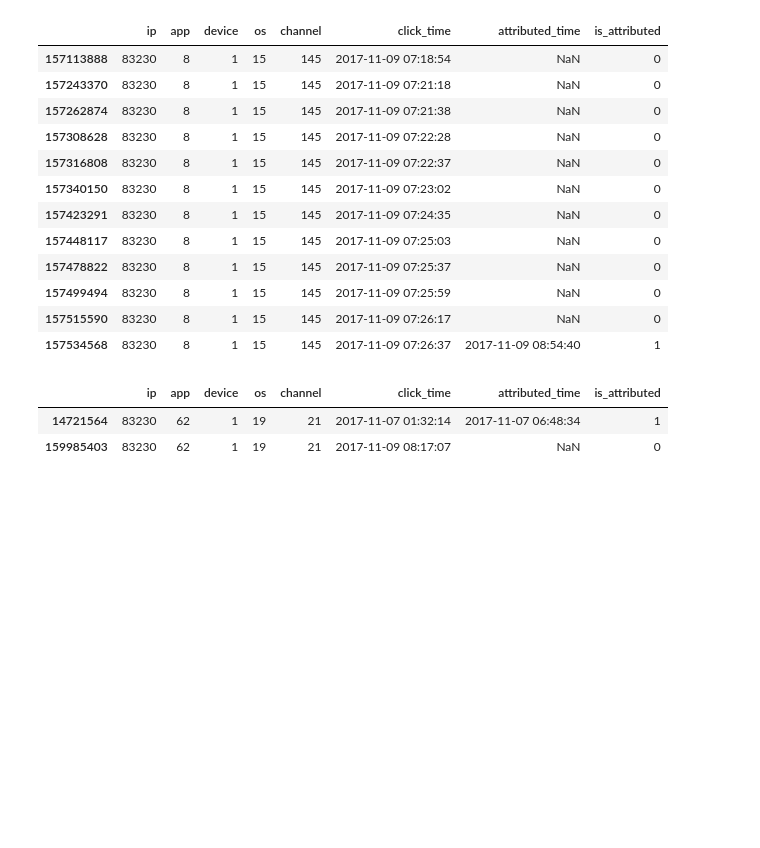
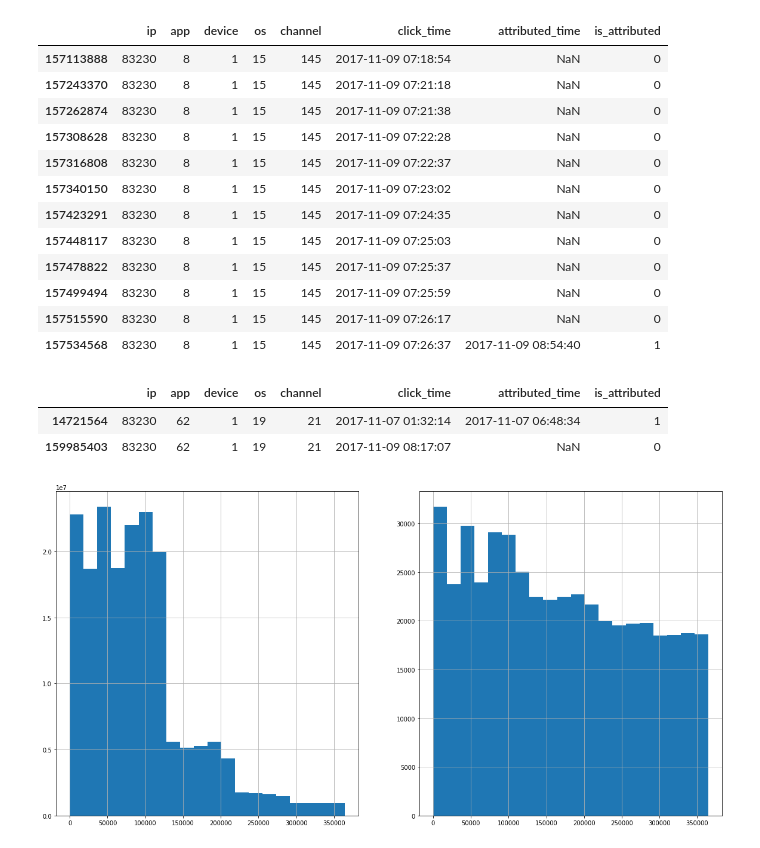
Before and after one commit to emmygold1/kaggle_proj, a Jupyter notebook: talking_data/notebooks/train_data_exp.ipynb, the cells around one changed output. Drawn from its saved outputs; the diff is of its cells as text; code cells hidden in the pictures; blank space fills up the shorter version.

```diff
--- a/talking_data/notebooks/train_data_exp.ipynb
+++ b/talking_data/notebooks/train_data_exp.ipynb
@@ -101,3 +108,12 @@ subset.loc[
 |  | ip | app | device | os | channel | click_time | attributed_time | is_attributed |
 | 14721564 | 83230 | 62 | 1 | 19 | 21 | 2017-11-07 01:32:14 | 2017-11-07 06:48:34 | 1 |
 | 159985403 | 83230 | 62 | 1 | 19 | 21 | 2017-11-09 08:17:07 | NaN | 0 |
+# %%
+def display_positive(col):
+    fig, axs = plt.subplots(ncols=2, figsize=(20, 10))
+    train.loc[:, col].hist(bins=20, ax=axs[0])
+    train.loc[train.is_attributed == 1, col].hist(bins=20, ax=axs[1])
+# %%
+display_positive('ip')
+# %% [output]
+[figure, added]
```
Also changed, not shown: parts of 63 cells of this notebook, 3 other files.
